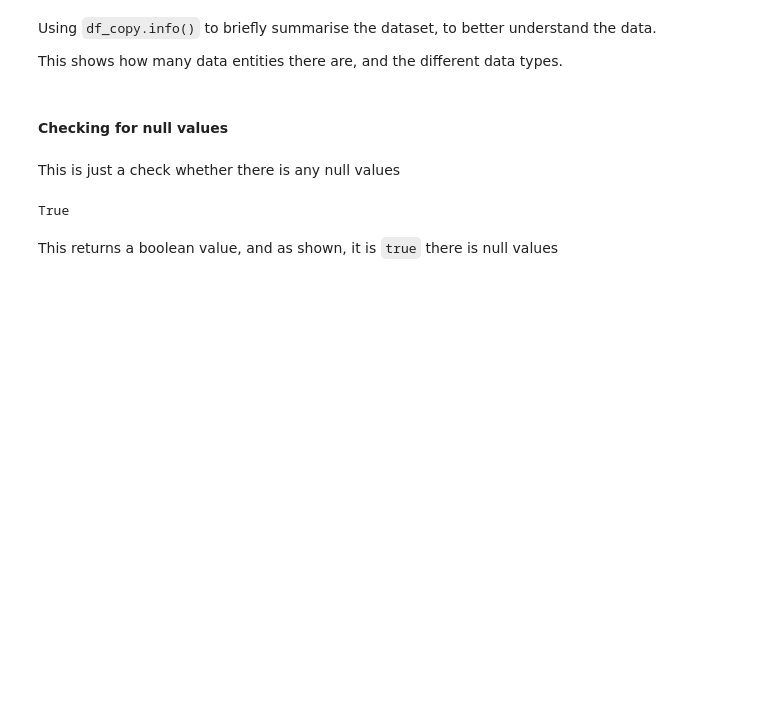
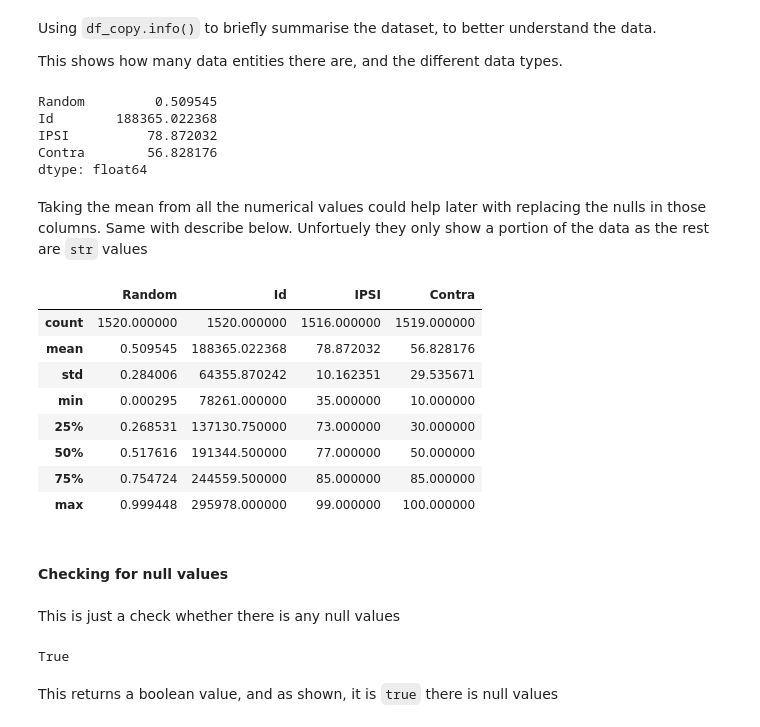
Before and after one commit to kthrasher1/Data_Mining, a Jupyter notebook: ACW/ACW_Jupyter_Notebook.ipynb, the cells around one changed output. Saved outputs shown, nothing was run; the diff lists cells and outputs as text; code cells hidden in the pictures; blank space fills up the shorter version.

```diff
--- a/ACW/ACW_Jupyter_Notebook.ipynb
+++ b/ACW/ACW_Jupyter_Notebook.ipynb
@@ -63,6 +66,28 @@ memory usage: 89.1+ KB
 Using `df_copy.info()` to briefly summarise the dataset, to better understand the data.
 
 This shows how many data entities there are, and the different data types.
+# %%
+df_copy.mean()
+# %% [output]
+Random         0.509545
+Id        188365.022368
+IPSI          78.872032
+Contra        56.828176
+dtype: float64
+# %% [markdown]
+Taking the mean from all the numerical values could help later with replacing the nulls in those columns. Same with describe below. Unfortuely they only show a portion of the data as the rest are `str` values
+# %%
+df_copy.describe()
+# %% [output]
+|  | Random | Id | IPSI | Contra |
+| count | 1520.000000 | 1520.000000 | 1516.000000 | 1519.000000 |
+| mean | 0.509545 | 188365.022368 | 78.872032 | 56.828176 |
+| std | 0.284006 | 64355.870242 | 10.162351 | 29.535671 |
+| min | 0.000295 | 78261.000000 | 35.000000 | 10.000000 |
+| 25% | 0.268531 | 137130.750000 | 73.000000 | 30.000000 |
+| 50% | 0.517616 | 191344.500000 | 77.000000 | 50.000000 |
+| 75% | 0.754724 | 244559.500000 | 85.000000 | 85.000000 |
+| max | 0.999448 | 295978.000000 | 99.000000 | 100.000000 |
 # %% [markdown]
 #### Checking for null values
 # %% [markdown]
```
Also changed, not shown: parts of 12 cells of this notebook, 4 other files.
